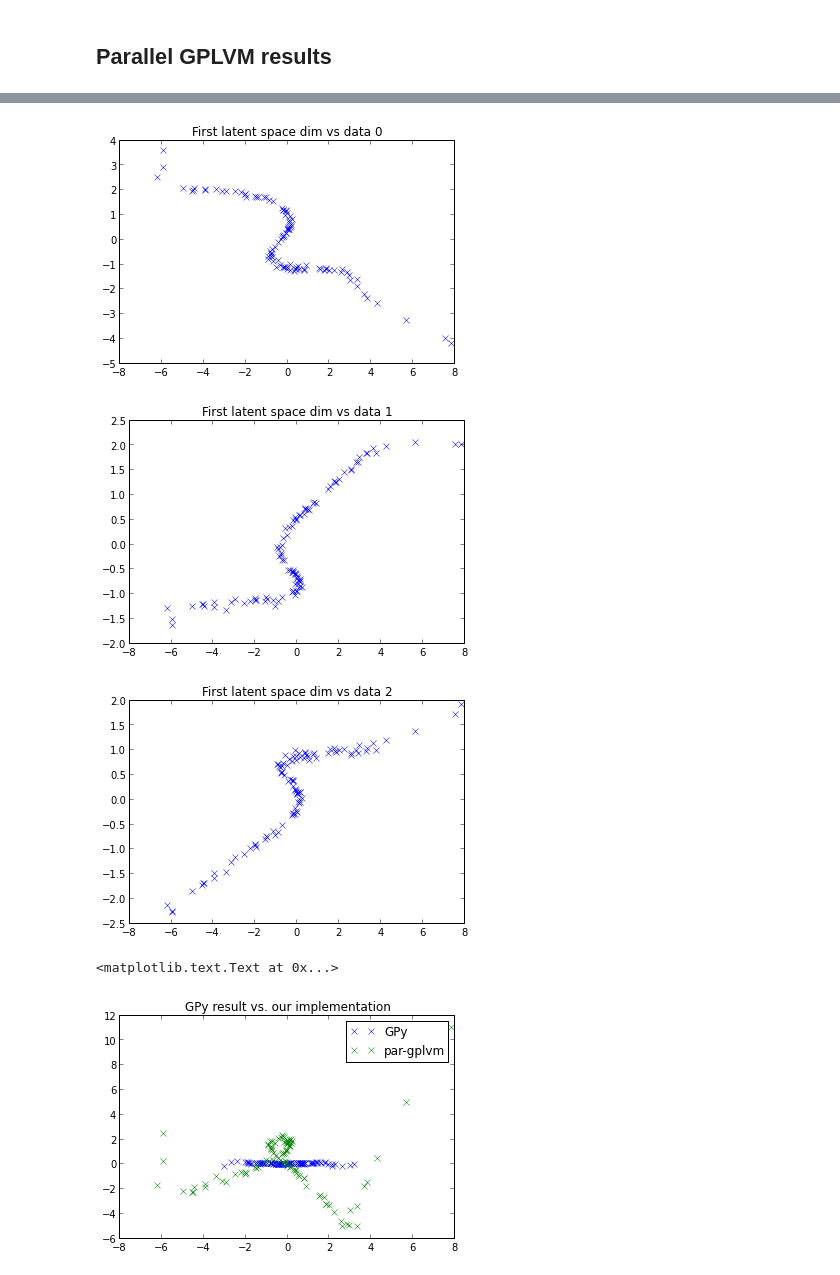
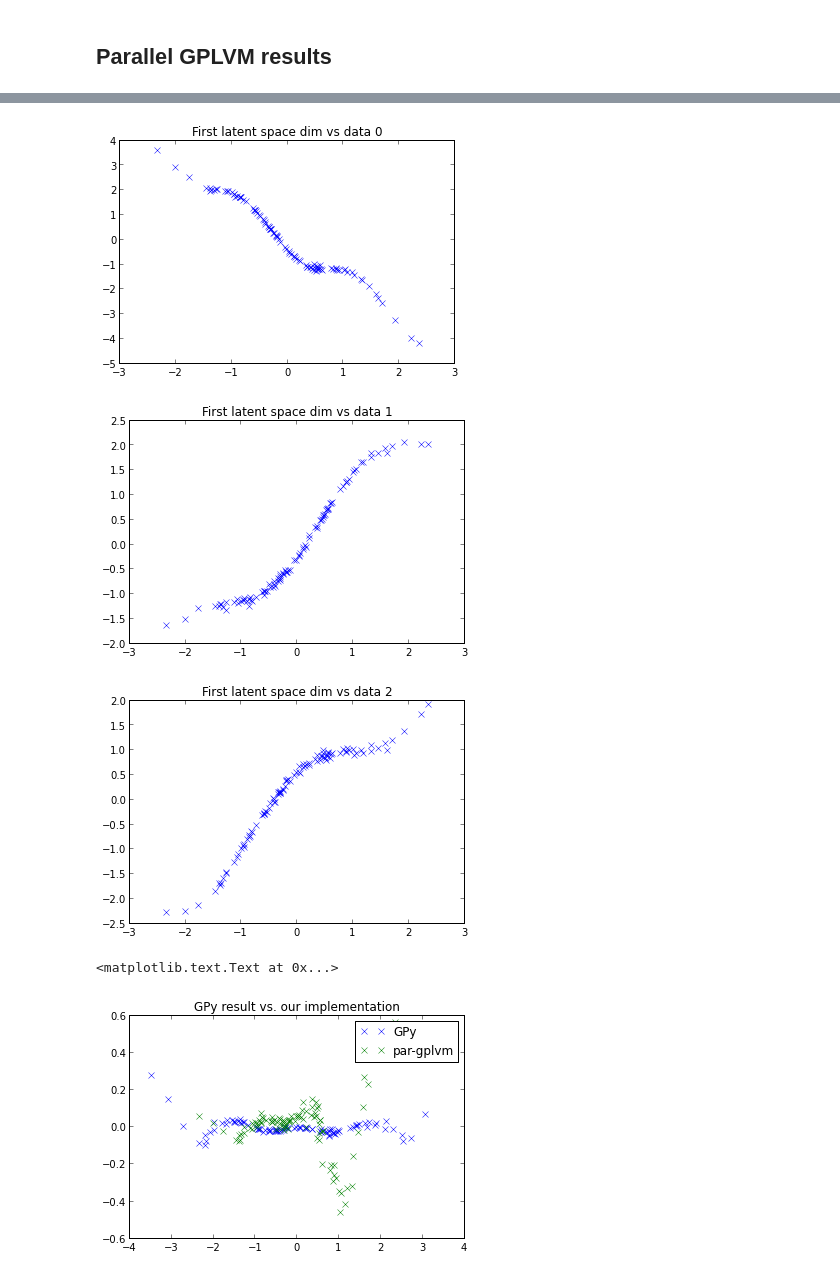
Before and after one commit to markvdw/GParML, a Jupyter notebook: Notebooks/easydata.ipynb, the cells around one changed output, grey strips where cells are left out. Cells and saved outputs as stored; diff of their text form; code cells hidden in the pictures.

```diff
--- a/Notebooks/easydata.ipynb
+++ b/Notebooks/easydata.ipynb
@@ -94,7 +94,8 @@ Yn /= Yn.std(0)
 
 # Set up model
 rbf_comp = GPy.kern.rbf(Q, ARD=True)
-kern = rbf_comp + GPy.kern.bias(Q, np.exp(-2)) + GPy.kern.white(Q, np.exp(-2))
+#kern = rbf_comp + GPy.kern.bias(Q, np.exp(-2)) + GPy.kern.white(Q, np.exp(-2))
+kern = rbf_comp
 m = GPy.models.BayesianGPLVM(Yn, Q, kernel=kern, num_inducing=10)
 m['.*lengt'] = 1.               # ???
 # m['noise'] = Yn.var() / 100
@@ -180,6 +180,7 @@ disp_opt.dimension = [0, 1]
 disp_opt.output_dimension = [0, 1, 2]
 disp_opt.plot2d = True
 disp_opt.plot3d = False
+disp_opt.plotard = False
 args = [path]
 pX = show_embeddings.run(disp_opt, args)
 
@@ -197,5 +198,5 @@ sf2  : 20.5458703551
-[figure, old version]
+[figure, new version]
-[figure, old version]
+[figure, new version]
-[figure, old version]
+[figure, new version]
 <matplotlib.text.Text at 0x...>
-[figure, old version]
+[figure, new version]
```
Also changed, not shown: parts of 4 cells of this notebook, 7 other files.
